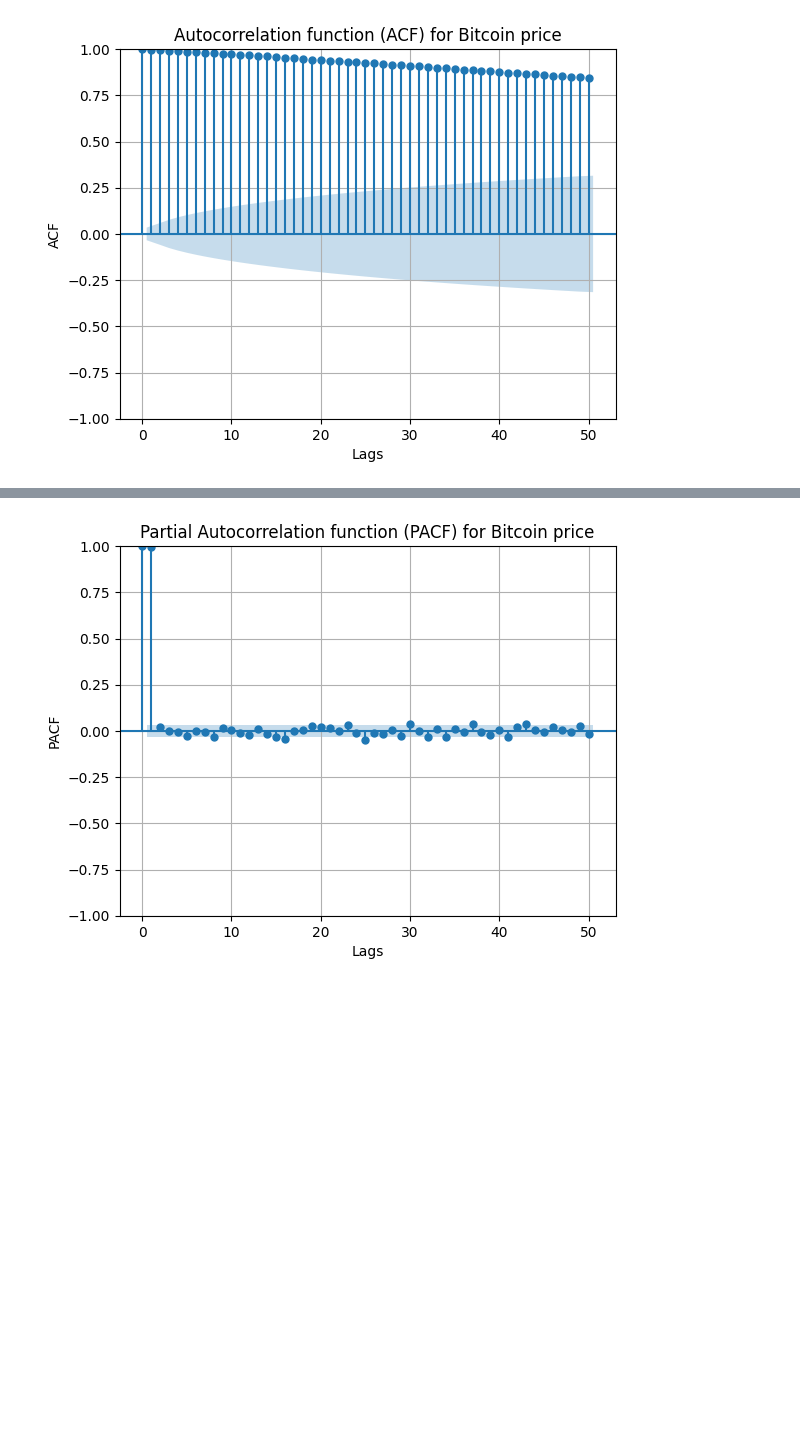
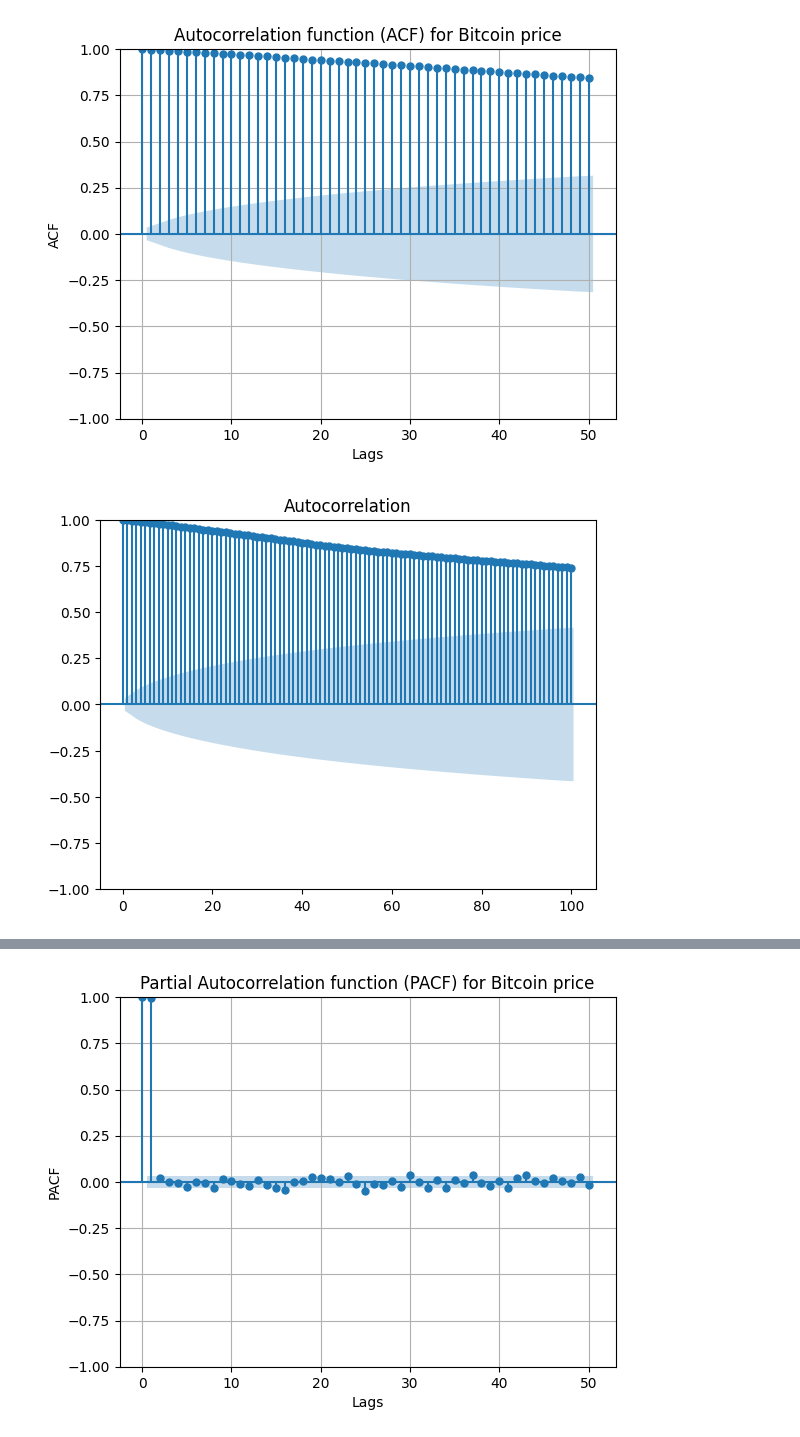
Before and after one commit to Jankiel-Predator/mmda_proj_btc, a Jupyter notebook: bitcoin copy.ipynb, the cells around one changed output, grey strips where cells are left out. Cells and saved outputs as stored; diff of their text form; code cells hidden in the pictures; blank space fills up the shorter version.

```diff
--- a/bitcoin copy.ipynb
+++ b/bitcoin copy.ipynb
@@ -480,3 +480,8 @@ plt.grid(True)
 plt.show()
 # %% [output]
 [figure]
+# %%
+plot_acf(bitcoin['Price'], lags=100)
+plt.show()
+# %% [output]
+[figure, added]
```
Also changed, not shown: parts of 1 cell of this notebook.
